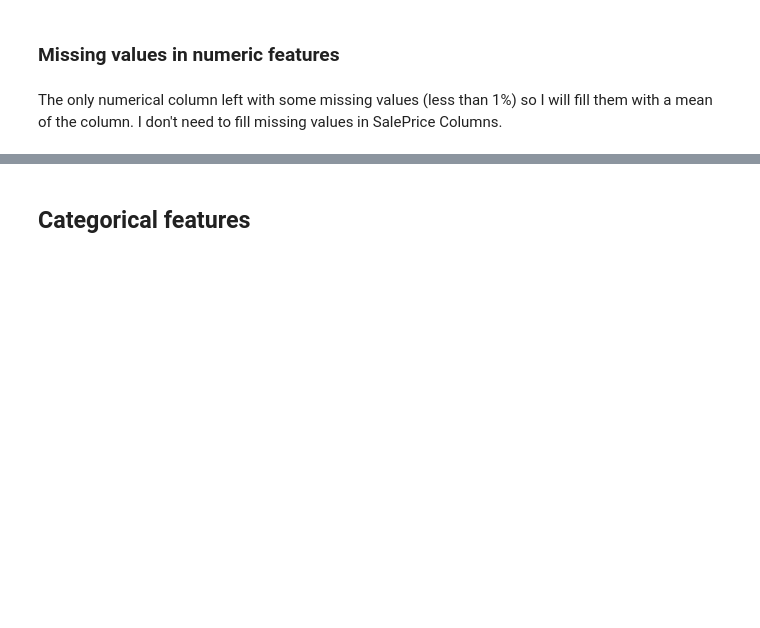
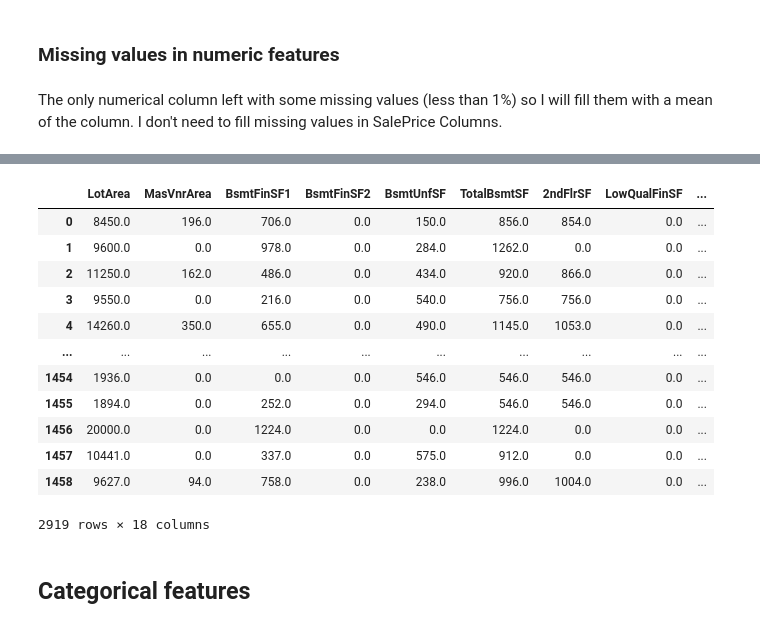
Before and after one commit to Gloriel/Kaggle, a Jupyter notebook: EstatePrice/EP_investing_0302.ipynb, the cells around one changed output, grey strips where cells are left out. Saved outputs shown, nothing was run; the diff lists cells and outputs as text; code cells hidden in the pictures; blank space fills up the shorter version.

```diff
--- a/EstatePrice/EP_investing_0302.ipynb
+++ b/EstatePrice/EP_investing_0302.ipynb
@@ -362,6 +401,22 @@ from sklearn.impute import SimpleImputer
 imp = SimpleImputer(missing_values=np.nan, strategy='median')
 imp.fit(df[num_feat])
 df[num_feat] = imp.transform(df[num_feat])
+# %%
+df[num_feat]
+# %% [output]
+|  | LotArea | MasVnrArea | BsmtFinSF1 | BsmtFinSF2 | BsmtUnfSF | TotalBsmtSF | 2ndFlrSF | LowQualFinSF | ... |
+| 0 | 8450.0 | 196.0 | 706.0 | 0.0 | 150.0 | 856.0 | 854.0 | 0.0 | ... |
+| 1 | 9600.0 | 0.0 | 978.0 | 0.0 | 284.0 | 1262.0 | 0.0 | 0.0 | ... |
+| 2 | 11250.0 | 162.0 | 486.0 | 0.0 | 434.0 | 920.0 | 866.0 | 0.0 | ... |
+| 3 | 9550.0 | 0.0 | 216.0 | 0.0 | 540.0 | 756.0 | 756.0 | 0.0 | ... |
+| 4 | 14260.0 | 350.0 | 655.0 | 0.0 | 490.0 | 1145.0 | 1053.0 | 0.0 | ... |
+| ... | ... | ... | ... | ... | ... | ... | ... | ... | ... |
+| 1454 | 1936.0 | 0.0 | 0.0 | 0.0 | 546.0 | 546.0 | 546.0 | 0.0 | ... |
+| 1455 | 1894.0 | 0.0 | 252.0 | 0.0 | 294.0 | 546.0 | 546.0 | 0.0 | ... |
+| 1456 | 20000.0 | 0.0 | 1224.0 | 0.0 | 0.0 | 1224.0 | 0.0 | 0.0 | ... |
+| 1457 | 10441.0 | 0.0 | 337.0 | 0.0 | 575.0 | 912.0 | 0.0 | 0.0 | ... |
+| 1458 | 9627.0 | 94.0 | 758.0 | 0.0 | 238.0 | 996.0 | 1004.0 | 0.0 | ... |
+2919 rows × 18 columns
 # %%
 for col in df[num_feat]:
     df[col] = df[col].apply(lambda x: np.log1p(x))
```
Also changed, not shown: parts of 13 cells of this notebook, 6 other files.
